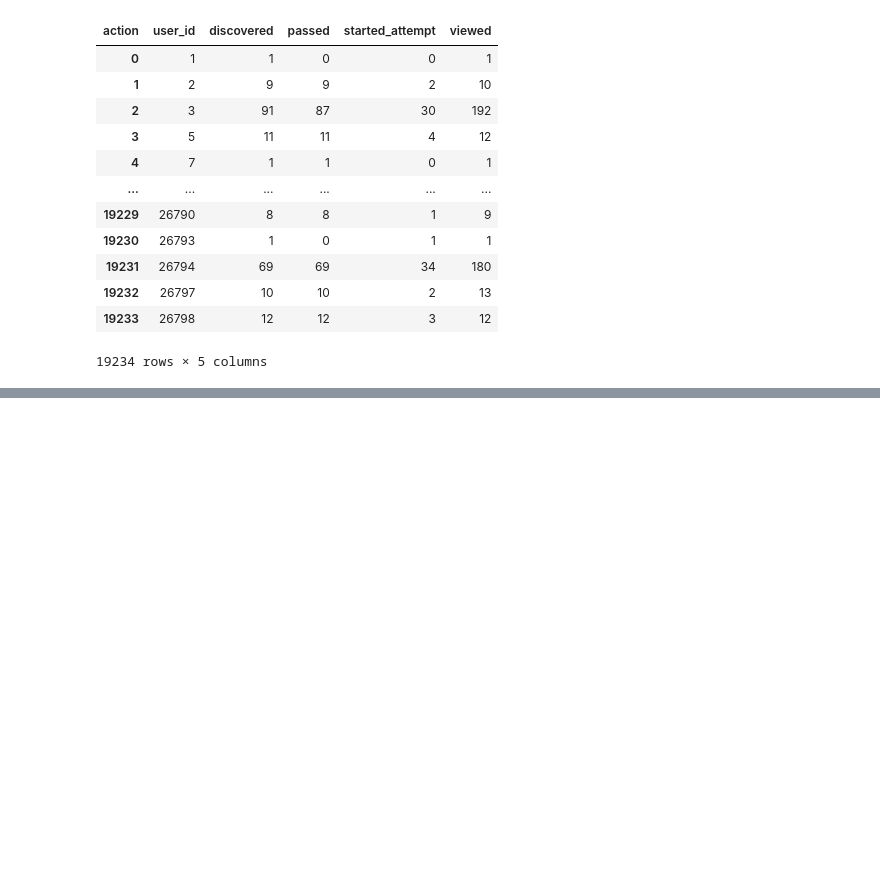
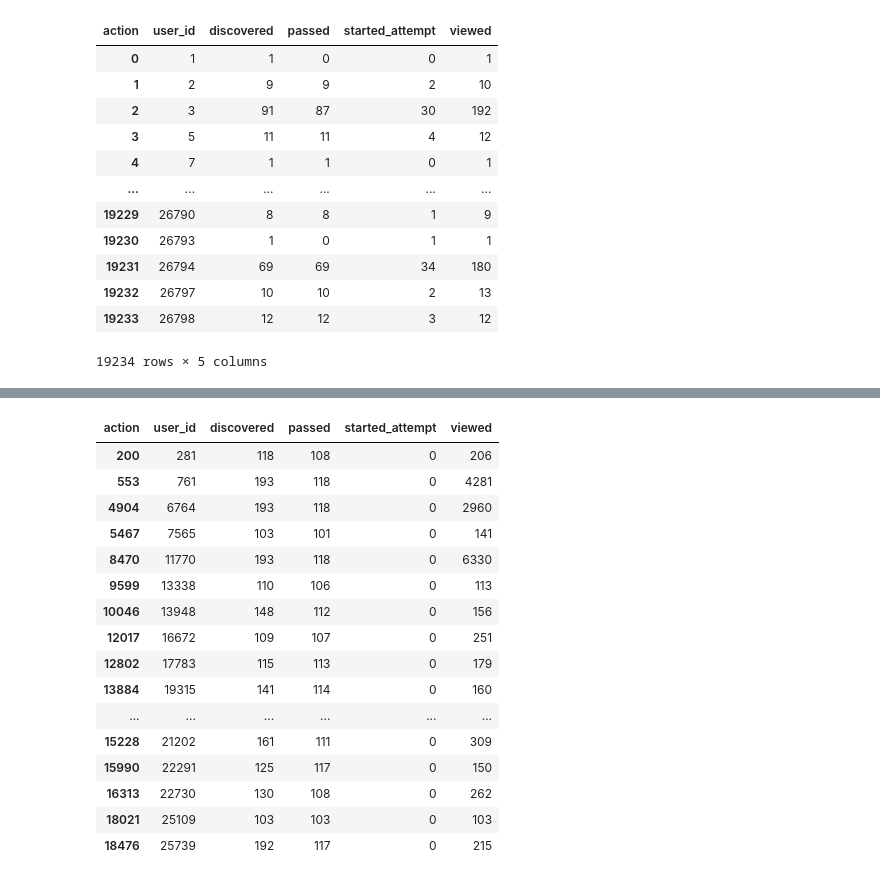
Before and after one commit to gbrs/Intro_DS_ML_Stepic_Karpov, a Jupyter notebook: ml_contest.ipynb, the cells around one changed output, grey strips where cells are left out. Cells and saved outputs as stored; diff of their text form; code cells hidden in the pictures; blank space fills up the shorter version.

```diff
--- a/ml_contest.ipynb
+++ b/ml_contest.ipynb
@@ -348,0 +407,20 @@ event_data_train.pivot_table(index='user_id',
+# %%
+user_actions.query("started_attempt == 0 & passed > 100")
+# %% [output]
+| action | user_id | discovered | passed | started_attempt | viewed |
+| 200 | 281 | 118 | 108 | 0 | 206 |
+| 553 | 761 | 193 | 118 | 0 | 4281 |
+| 4904 | 6764 | 193 | 118 | 0 | 2960 |
+| 5467 | 7565 | 103 | 101 | 0 | 141 |
+| 8470 | 11770 | 193 | 118 | 0 | 6330 |
+| 9599 | 13338 | 110 | 106 | 0 | 113 |
+| 10046 | 13948 | 148 | 112 | 0 | 156 |
+| 12017 | 16672 | 109 | 107 | 0 | 251 |
+| 12802 | 17783 | 115 | 113 | 0 | 179 |
+| 13884 | 19315 | 141 | 114 | 0 | 160 |
+| ... | ... | ... | ... | ... | ... |
+| 15228 | 21202 | 161 | 111 | 0 | 309 |
+| 15990 | 22291 | 125 | 117 | 0 | 150 |
+| 16313 | 22730 | 130 | 108 | 0 | 262 |
+| 18021 | 25109 | 103 | 103 | 0 | 103 |
+| 18476 | 25739 | 192 | 117 | 0 | 215 |
```
Also changed, not shown: parts of 13 cells of this notebook.
